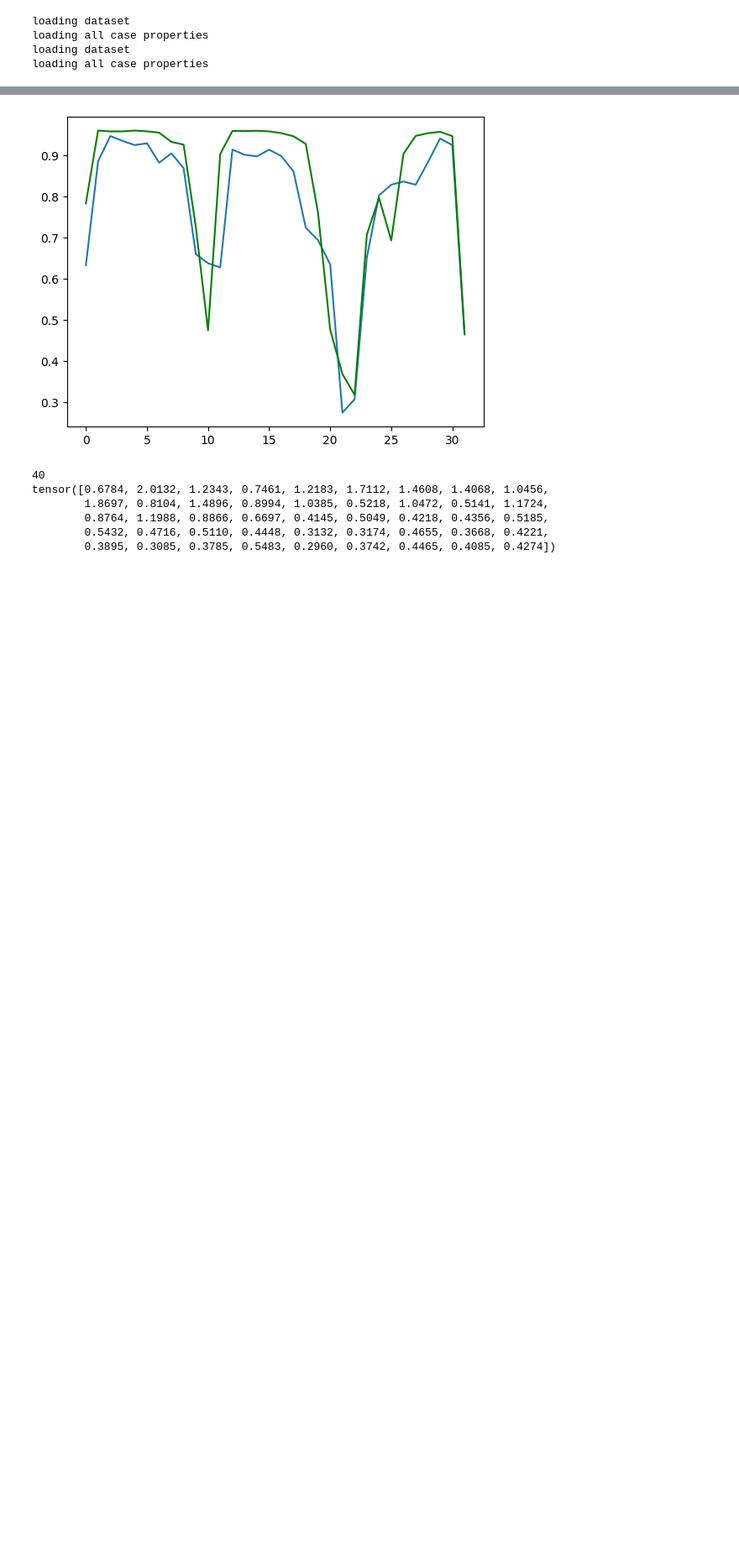
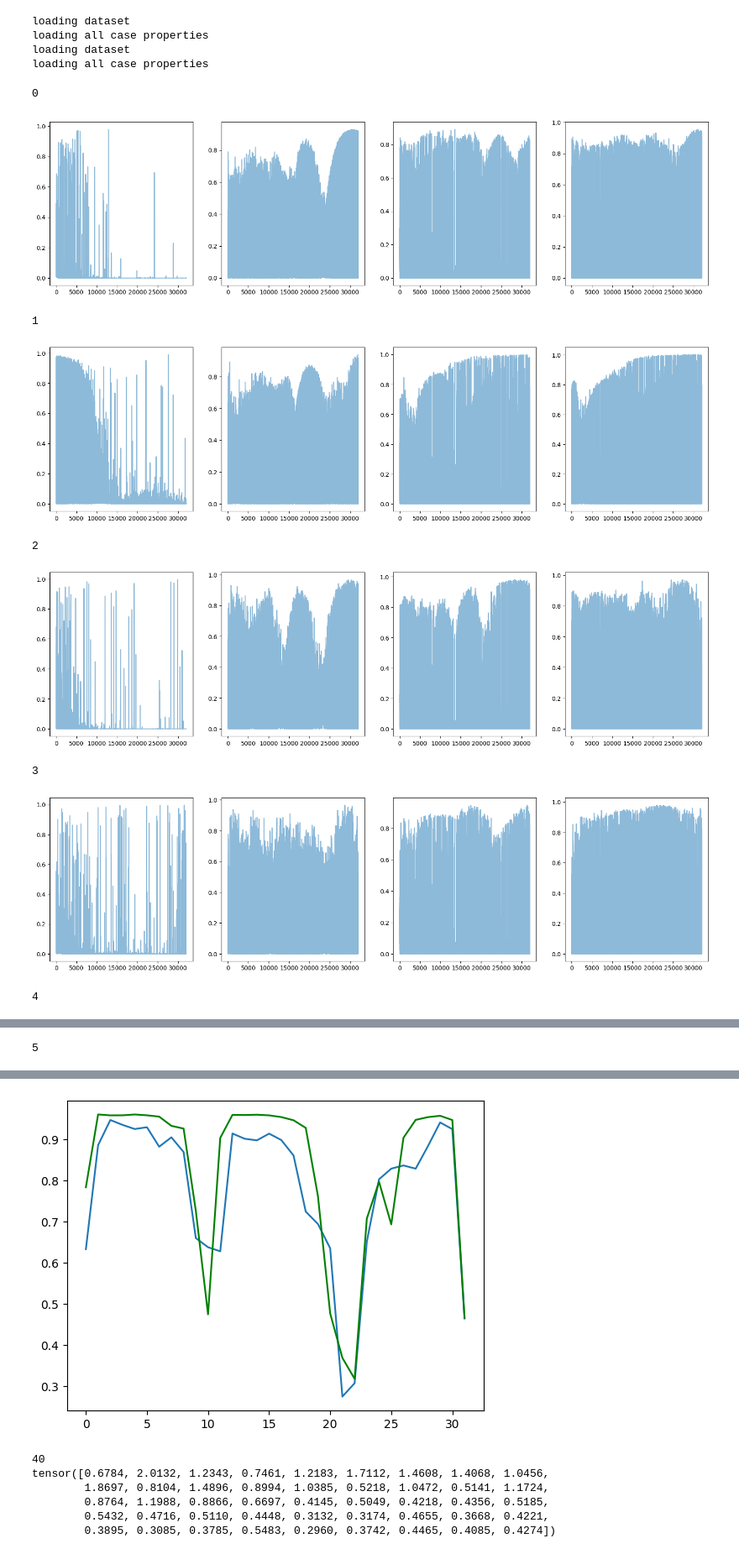
Before and after one commit to MedVisBonn/Segmentation-Distortion, a Jupyter notebook: src/notebooks/Dice_prediction.ipynb, the cells around one changed output, grey strips where cells are left out. Shown at 84% size. Saved outputs shown, nothing was run; the diff lists cells and outputs as text; code cells hidden in the pictures; blank space fills up the shorter version.

```diff
--- a/src/notebooks/Dice_prediction.ipynb
+++ b/src/notebooks/Dice_prediction.ipynb
@@ -186,3 +184,40 @@ loading dataset
 loading all case properties
 loading dataset
 loading all case properties
+# %%
+swivels = [layer[0] for layer in unet.named_modules() if 'bn' in layer[0]]
+
+
+wrapper = get_score_prediction_modification(
+    swivels=swivels,
+    unet=unet,
+    lr=1e-5,
+    transform=False,
+)
+
+
+loss_cache = fit_score_prediction_modification(
+    wrapper=wrapper,
+    dataloader=train_loader,
+    epochs=1000
+)
+# %%
+loss_cache = torch.cat(loss_cache)
+# %%
+for j in range(loss_cache.shape[1]):
+    print(j)
+    fig, axes = plt.subplots(1, 4, figsize=(20, 5))
+
+    for i, ax in enumerate(axes):
+        ax.plot(loss_cache[:, j, i], alpha=0.5)
+    plt.show()
+# %% [output]
+0
+[figure, added]
+1
+[figure, added]
+2
+[figure, added]
+3
+[figure, added]
+4
@@ -188,0 +225 @@ loading all case properties
+5
```
Also changed, not shown: parts of 16 cells of this notebook, 4 other files.
